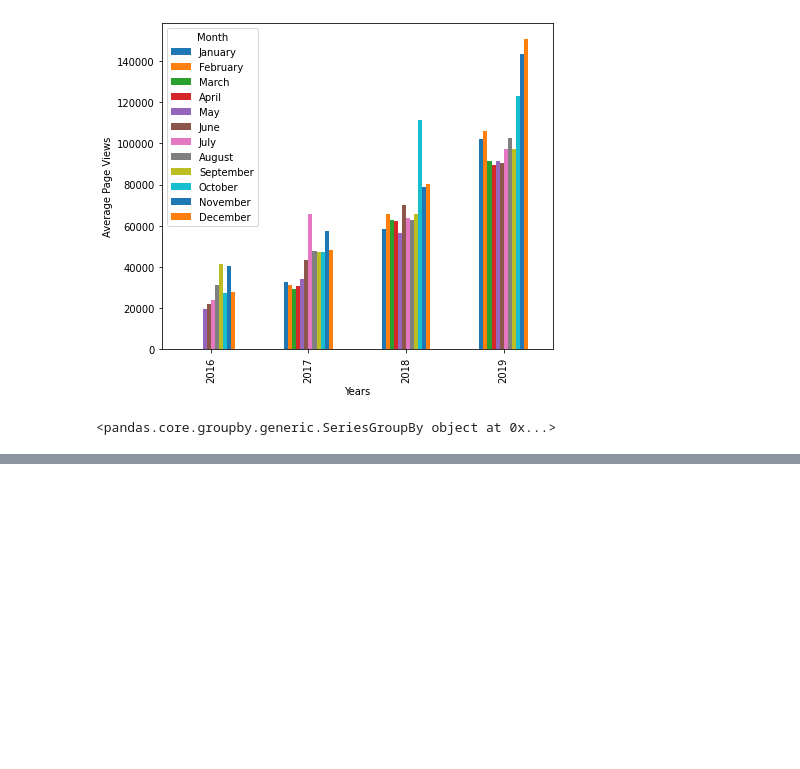
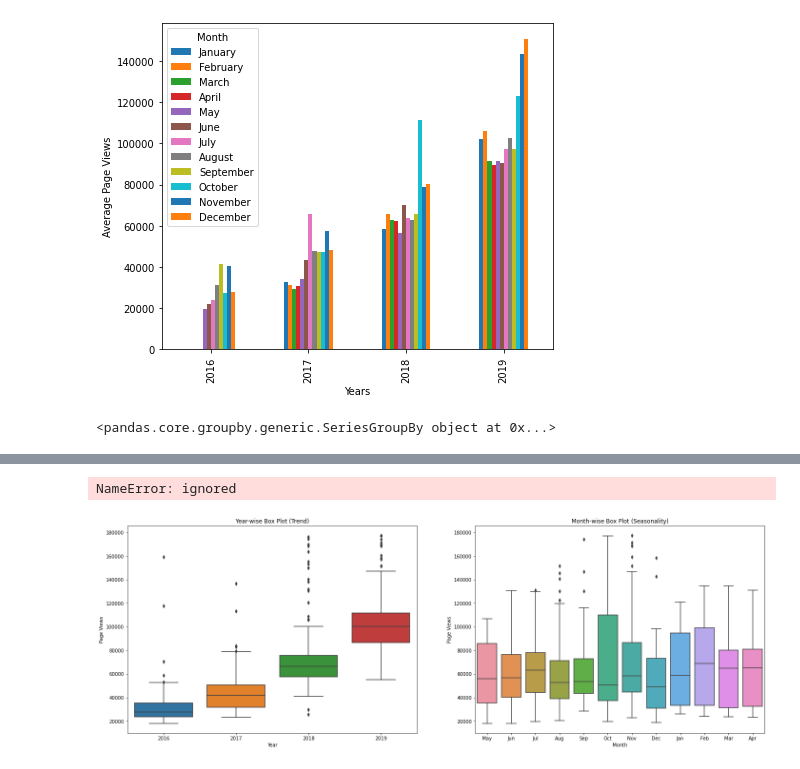
Before and after one commit to RioDeMilo/Data-analysis-with-python-projects, a Jupyter notebook: Page_View_Time_Series_Visualizer.ipynb, the cells around one changed output, grey strips where cells are left out. Cells and saved outputs as stored; diff of their text form; code cells hidden in the pictures; blank space fills up the shorter version.

```diff
--- a/Page_View_Time_Series_Visualizer.ipynb
+++ b/Page_View_Time_Series_Visualizer.ipynb
@@ -120,0 +140,9 @@ x
+# %%
+df_box = df.copy()
+df_box.reset_index(inplace=True)
+df_box['year'] = [d.year for d in df_box.date]
+df_box['month'] = [d.strftime('%b') for d in df_box.date]
+    # Prepare data for box plots (this part is done!)
+
+
+    # Draw box plots (using Seaborn)
@@ -121 +165,38 @@ x
+# %%
+fig, (ax1, ax2) = plt.subplots(1, 2, figsize=(24,8))
+sns.boxplot(ax=ax1, data=df_box, x=df_box["year"], y=df_box["page_views"])
+# Remember to edit the labels after call to seaborn.
+ax1.set(
+    xlabel="Year", ylabel="Page Views", title="Year-wise Box Plot (Trend)"
+    )
+sns.boxplot(
+ax=ax2,
+data=df_box,
+x=df_box["month"],
+y=df_box["page_views"],
+)
+ax2.set_title("Month-wise Box Plot (Seasonality)")
+ax2.set_xlabel("Month")
+ax2.set_ylabel("Page Views")
+
+    # I'm cheating here, because I don't know why the test for y ticks label
+    # fail and I don't want to dig into seaborn source code.
+y_ticks = [
+    "0",
+    "20000",
+    "40000",
+    "60000",
+    "80000",
+    "100000",
+    "120000",
+    "140000",
+    "160000",
+    "180000",
+    "200000",
+    ]
+ax1.yaxis.set_major_locator(mticker.FixedLocator([int(s) for s in y_ticks]))
+ax1.set_yticklabels(y_ticks)
+# %% [output]
+NameError: ignored
+[figure, added]
 # %%
```
Also changed, not shown: parts of 12 cells of this notebook.
